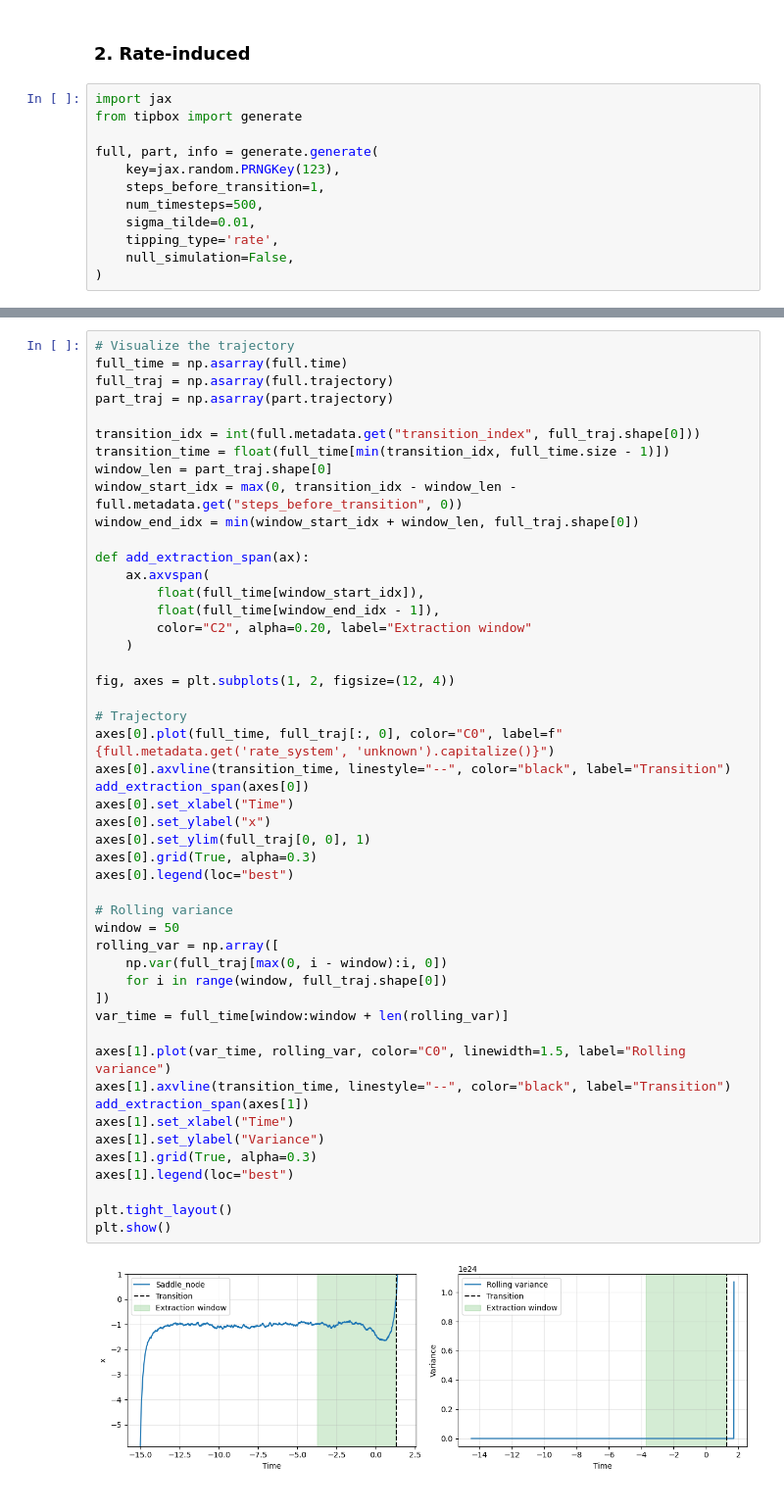
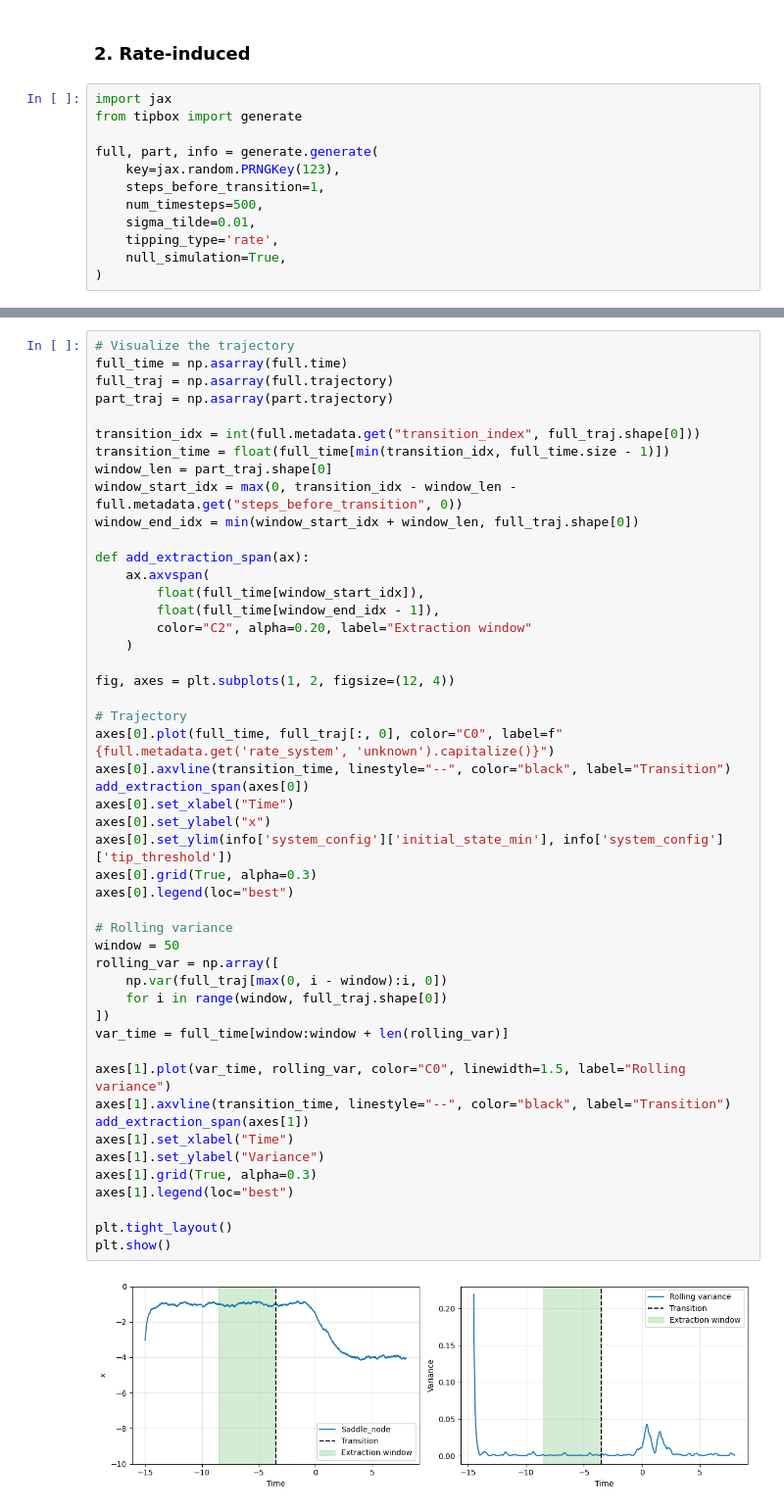
Before and after one commit to juannat7/tipbox, a Jupyter notebook: notebook/01_generate_data_pfn.ipynb, the cells around one changed output, grey strips where cells are left out. Shown at 98% size. Saved outputs shown, nothing was run; the diff lists cells and outputs as text.

```diff
--- a/notebook/01_generate_data_pfn.ipynb
+++ b/notebook/01_generate_data_pfn.ipynb
@@ -163,7 +163,7 @@ full, part, info = generate.generate(
     num_timesteps=500,
     sigma_tilde=0.01,
     tipping_type='rate',
-    null_simulation=False,
+    null_simulation=True,
 )
 # %%
 pprint(info)
@@ -204,32 +204,32 @@ def add_extraction_span(ax):
 fig, axes = plt.subplots(1, 2, figsize=(12, 4))
 
 # Trajectory
 axes[0].plot(full_time, full_traj[:, 0], color="C0", label=f"{full.metadata.get('rate_system', 'unknown').capitalize()}")
 axes[0].axvline(transition_time, linestyle="--", color="black", label="Transition")
 add_extraction_span(axes[0])
 axes[0].set_xlabel("Time")
 axes[0].set_ylabel("x")
-axes[0].set_ylim(full_traj[0, 0], 1)
+axes[0].set_ylim(info['system_config']['initial_state_min'], info['system_config']['tip_threshold'])
 axes[0].grid(True, alpha=0.3)
 axes[0].legend(loc="best")
 
 # Rolling variance
 window = 50
 rolling_var = np.array([
     np.var(full_traj[max(0, i - window):i, 0])
     for i in range(window, full_traj.shape[0])
 ])
 var_time = full_time[window:window + len(rolling_var)]
 
 axes[1].plot(var_time, rolling_var, color="C0", linewidth=1.5, label="Rolling variance")
 axes[1].axvline(transition_time, linestyle="--", color="black", label="Transition")
 add_extraction_span(axes[1])
 axes[1].set_xlabel("Time")
 axes[1].set_ylabel("Variance")
 axes[1].grid(True, alpha=0.3)
 axes[1].legend(loc="best")
 
 plt.tight_layout()
 plt.show()
 # %% [output]
-[figure, old version]
+[figure, new version]
```
Also changed, not shown: parts of 2 cells of this notebook, 6 other files.
